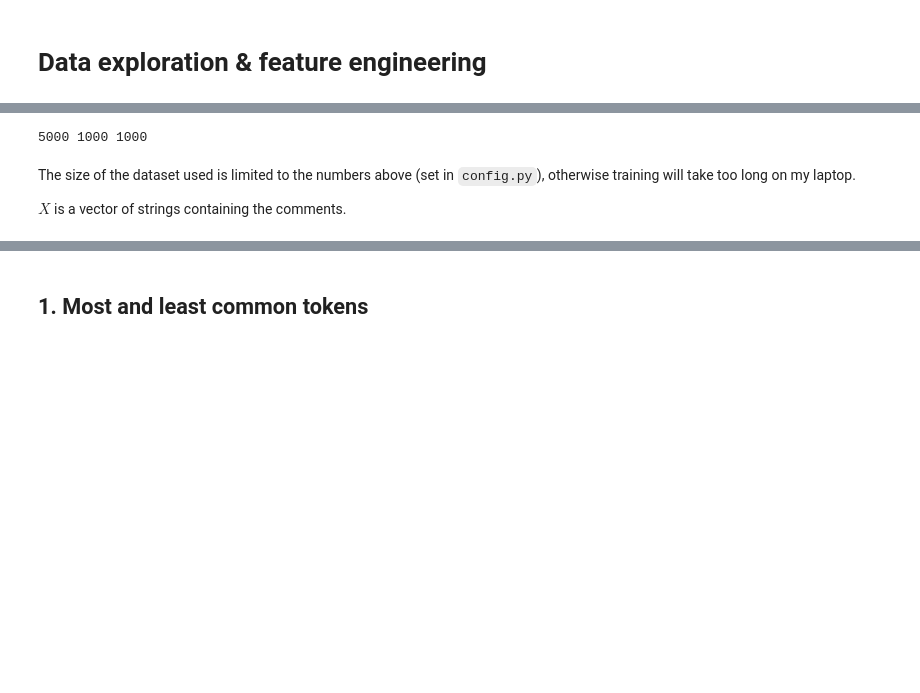
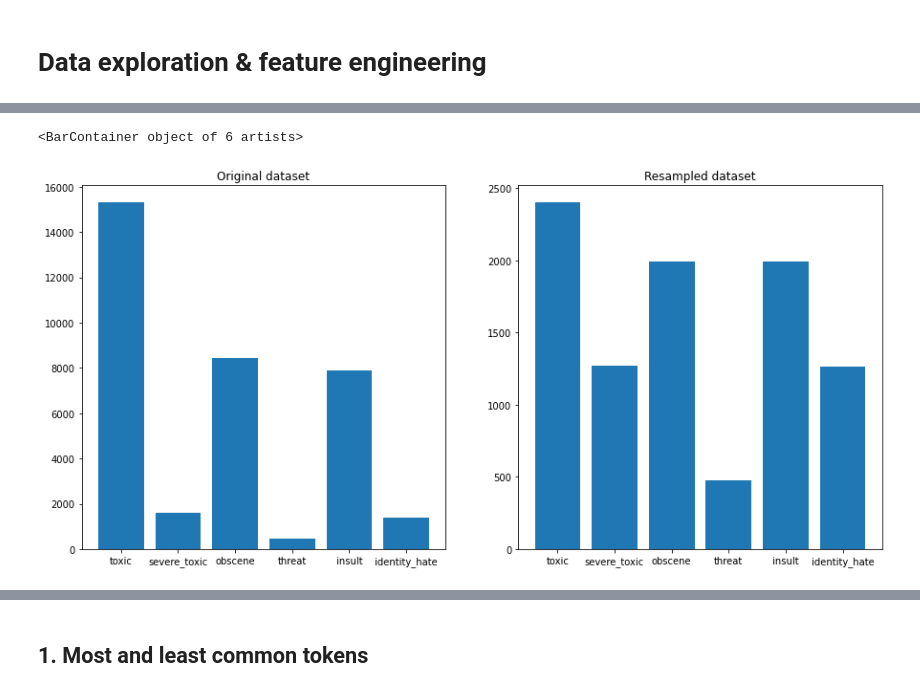
Before and after one commit to tommyip/toxic_comment_classification, a Jupyter notebook: 0_data_exploration_feature_engineering.ipynb, the cells around one changed output, grey strips where cells are left out. Cells and saved outputs as stored; diff of their text form; code cells hidden in the pictures; blank space fills up the shorter version.

Commit message:
Manually rebalance dataset

```diff
--- a/0_data_exploration_feature_engineering.ipynb
+++ b/0_data_exploration_feature_engineering.ipynb
@@ -16,0 +50,12 @@ pd.set_option('max_colwidth', 120)
+# %%
+df_all = df.assign(non_toxic=non_toxic.astype(np.int))
+X_, Y_ = df['comment_text'], df[df.columns[2:]]
+Y = pd.DataFrame(columns=df.columns[2:], index=Y_.index)
+# %%
+# The threat labels contains only 478 instances so we use them all
+Y = Y.combine_first(Y_[Y_['threat'] == 1])
+Y = Y.combine_first(Y_[(Y_['identity_hate'] == 1) & (Y_['toxic'] == 0)])
+Y = Y.combine_first(Y_[Y_['severe_toxic'] == 1].sample(n=1200, random_state=42))
+Y = Y.combine_first(Y_[Y_['identity_hate'] == 1].sample(n=1200, random_state=42))
+rebalanced_freqs = Y.sum(axis=0)
+rebalanced_freqs
@@ -16,0 +70,9 @@ pd.set_option('max_colwidth', 120)
+# %%
+fig, (ax1, ax2) = plt.subplots(1, 2, figsize=(15, 7))
+ax1.title.set_text('Original dataset')
+ax1.bar(labels, freqs)
+ax2.title.set_text('Resampled dataset')
+ax2.bar(labels, rebalanced_freqs)
+# %% [output]
+<BarContainer object of 6 artists>
+[figure, added]
@@ -19,8 +93,0 @@ x_train, x_validation, x_test, y_train, y_validation, y_test = train_validation_
-# %%
-print(TRAIN_SIZE, VALIDATION_SIZE, TEST_SIZE)
-# %% [output]
-5000 1000 1000
-# %% [markdown]
-The size of the dataset used is limited to the numbers above (set in `config.py`), otherwise training will take too long on my laptop.
-
-$X$ is a vector of strings containing the comments.
```
Also changed, not shown: parts of 24 cells of this notebook, 7 other files.
